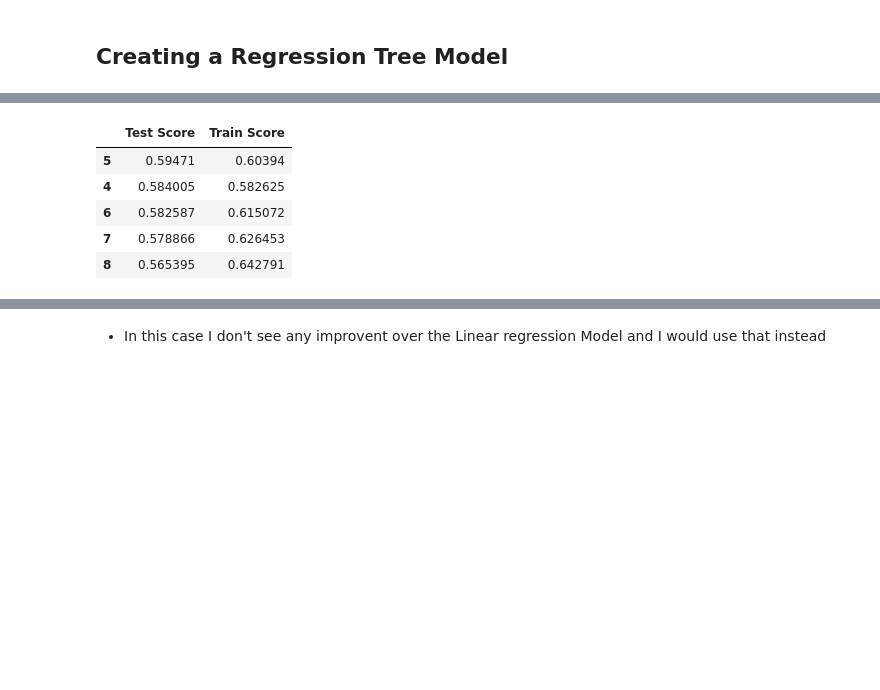
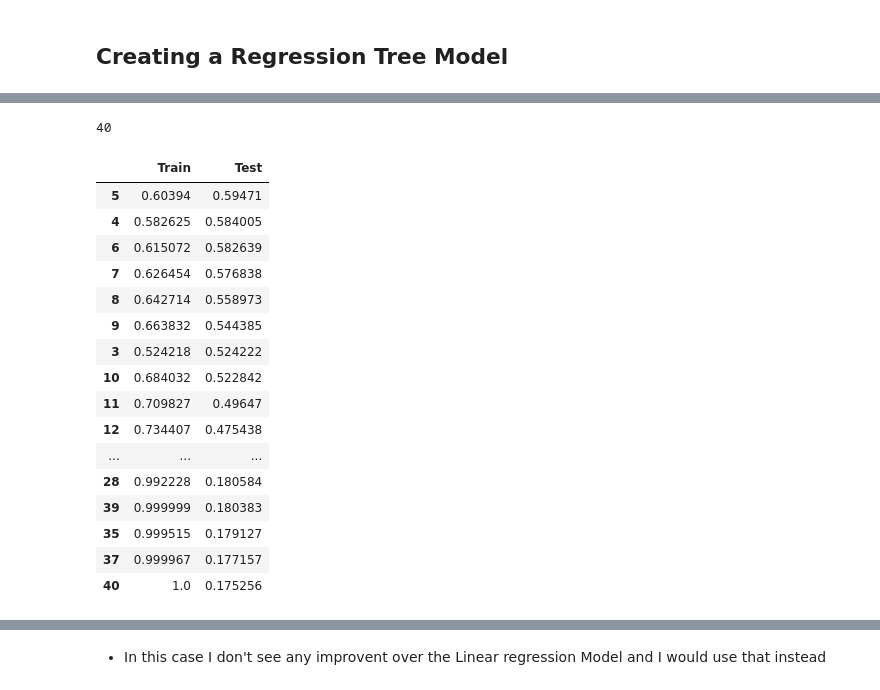
Before and after one commit to spockthompson/Portfolio-Project, a Jupyter notebook: Sales_Prediction_Project_Machine_Learning.ipynb, the cells around one changed output, grey strips where cells are left out. Drawn from its saved outputs; the diff is of its cells as text; code cells hidden in the pictures; blank space fills up the shorter version.

```diff
--- a/Sales_Prediction_Project_Machine_Learning.ipynb
+++ b/Sales_Prediction_Project_Machine_Learning.ipynb
@@ -168,7 +168,7 @@ Name: Outlet_Type, Length: 8523, dtype: int64
 #Identify the features (X) and target (y): Assign the "Item_Outlet_Sales" column as our target and the rest of the relevant variables as our features matrix and preform train test split.
 # %%
 # split X and y, you are predicting price
-X = df_ml.drop(columns=['Item_Outlet_Sales', 'Item_Identifier', 'Outlet_Identifier', 'Outlet_Establishment_Year'])
+X = df_ml.drop(columns=['Item_Outlet_Sales', 'Item_Identifier', 'Outlet_Identifier'])
 y = df_ml['Item_Outlet_Sales']
 
 # split training and test
@@ -305,6 +309,2 @@ RMSE: 1296.5680721996916,
 # %% [markdown]
 ## Creating a Regression Tree Model
-# %%
-# Making instance of the model
-dec_tree = DecisionTreeRegressor(random_state = 42)
-dec_pipe = make_pipeline(preprocessor, dec_tree)
@@ -360,0 +311,11 @@ for depth in depths:
+# %%
+dec_tree = DecisionTreeRegressor(max_depth=None)
+# put the model in a pipeline with the preprocessor
+tree_pipe = make_pipeline(preprocessor, dec_tree)
+# fit the model on the training data
+tree_pipe.fit(X_train, y_train)
+# evaluate the model on both the training and the testing data.
+print('Train Data')
+eval_regression(y_train, tree_pipe.predict(X_train))
+print('\nTest Data')
+eval_regression(y_test, tree_pipe.predict(X_test))
@@ -361,13 +352,50 @@ for depth in depths:
+# %%
+dec_tree.get_depth()
+# %% [output]
+40
+# %%
+# create a range of max_depth values to loop over
+depths = range(1, 41)
+# create a dataframe to store train and test scores.
+scores = pd.DataFrame(columns=['Train','Test'], index=depths)
+# loop over the values in the depths range
+for depth in depths:
+  # fit a new model with the depth
+  dec = DecisionTreeRegressor(max_depth=depth)
+  # put model in a pipeline
+  dec_pipe = make_pipeline(preprocessor, dec)
+  # fit the model
+  dec_pipe.fit(X_train, y_train)
+  # create prediction arrays
+  train_pred = dec_pipe.predict(X_train)
+  test_pred = dec_pipe.predict(X_test)
+
+  # evaluate the model using R2 score
+  train_r2 = r2_score(y_train, train_pred)
+  test_r2 = r2_score(y_test, test_pred)
+  # store the scores in a dataframe
+  scores.loc[depth, 'Train'] = train_r2
+  scores.loc[depth, 'Test'] = test_r2
 # %%
-sorted_scores = dtscores.sort_values(by='Test Score', ascending=False)
-sorted_scores.head()
+scores.sort_values(by='Test', ascending=False)
 # %% [output]
-|  | Test Score | Train Score |
-| 5 | 0.59471 | 0.60394 |
-| 4 | 0.584005 | 0.582625 |
-| 6 | 0.582587 | 0.615072 |
-| 7 | 0.578866 | 0.626453 |
-| 8 | 0.565395 | 0.642791 |
+|  | Train | Test |
+| 5 | 0.60394 | 0.59471 |
+| 4 | 0.582625 | 0.584005 |
+| 6 | 0.615072 | 0.582639 |
+| 7 | 0.626454 | 0.576838 |
+| 8 | 0.642714 | 0.558973 |
+| 9 | 0.663832 | 0.544385 |
+| 3 | 0.524218 | 0.524222 |
+| 10 | 0.684032 | 0.522842 |
+| 11 | 0.709827 | 0.49647 |
+| 12 | 0.734407 | 0.475438 |
+| ... | ... | ... |
+| 28 | 0.992228 | 0.180584 |
+| 39 | 0.999999 | 0.180383 |
+| 35 | 0.999515 | 0.179127 |
+| 37 | 0.999967 | 0.177157 |
+| 40 | 1.0 | 0.175256 |
 # %%
 # Let's run the model with our optimized value for max_depth
 opt_dec = DecisionTreeRegressor(max_depth = 5, random_state = 42)
```
Also changed, not shown: parts of 14 cells of this notebook.
